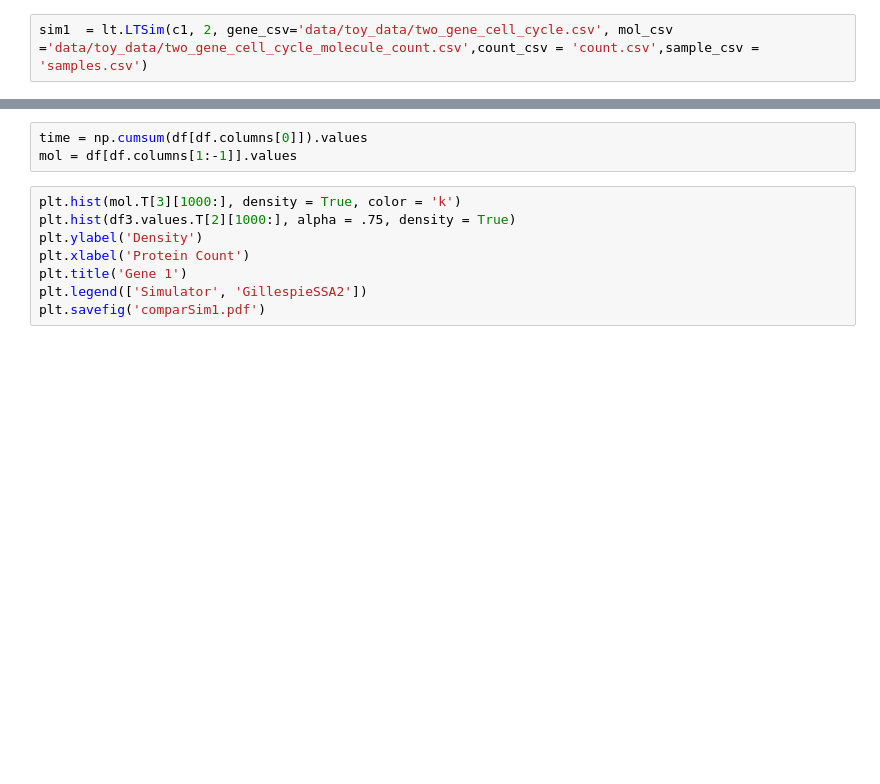
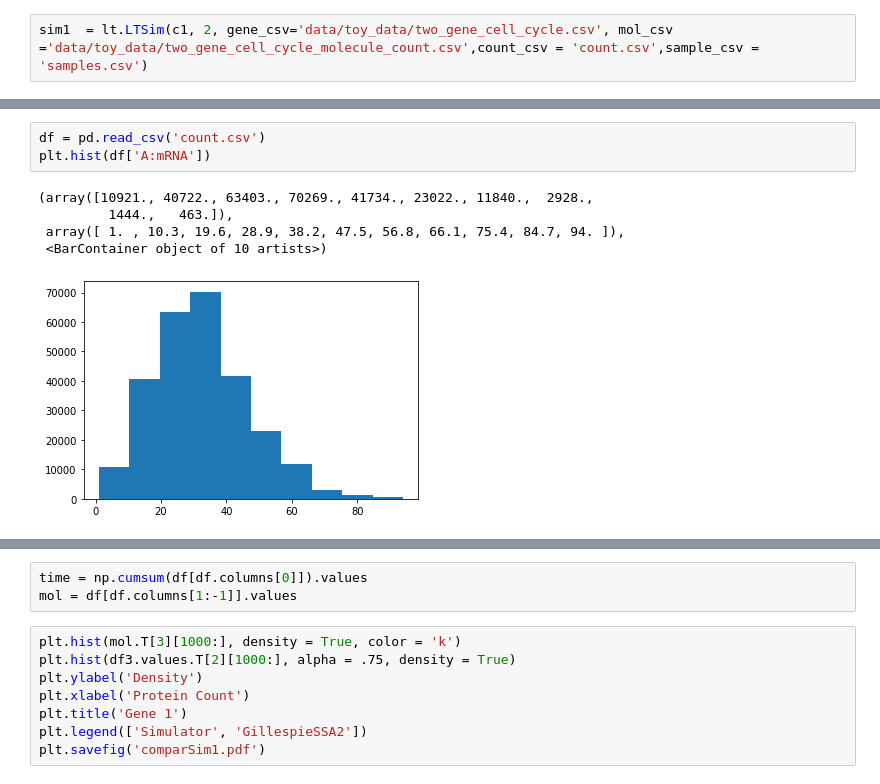
Before and after one commit to Tarun-Mahajan/scnnoise, a Jupyter notebook: doc/Trajectory Inference.ipynb, the cells around one changed output, grey strips where cells are left out. Drawn from its saved outputs; the diff is of its cells as text; blank space fills up the shorter version.

```diff
--- a/doc/Trajectory Inference.ipynb
+++ b/doc/Trajectory Inference.ipynb
@@ -89,2 +87,11 @@ FileNotFoundError: [Errno 2] No such file or directory: 'save_test2.csv'
+# %%
+df = pd.read_csv('count.csv')
+plt.hist(df['A:mRNA'])
+# %% [output]
+(array([10921., 40722., 63403., 70269., 41734., 23022., 11840.,  2928.,
+         1444.,   463.]),
+ array([ 1. , 10.3, 19.6, 28.9, 38.2, 47.5, 56.8, 66.1, 75.4, 84.7, 94. ]),
+ <BarContainer object of 10 artists>)
+[figure, added]
 # %%
 mol2 = df2[df2.columns[1:-1]].values
```
Also changed, not shown: parts of 16 cells of this notebook, 2 other files.
